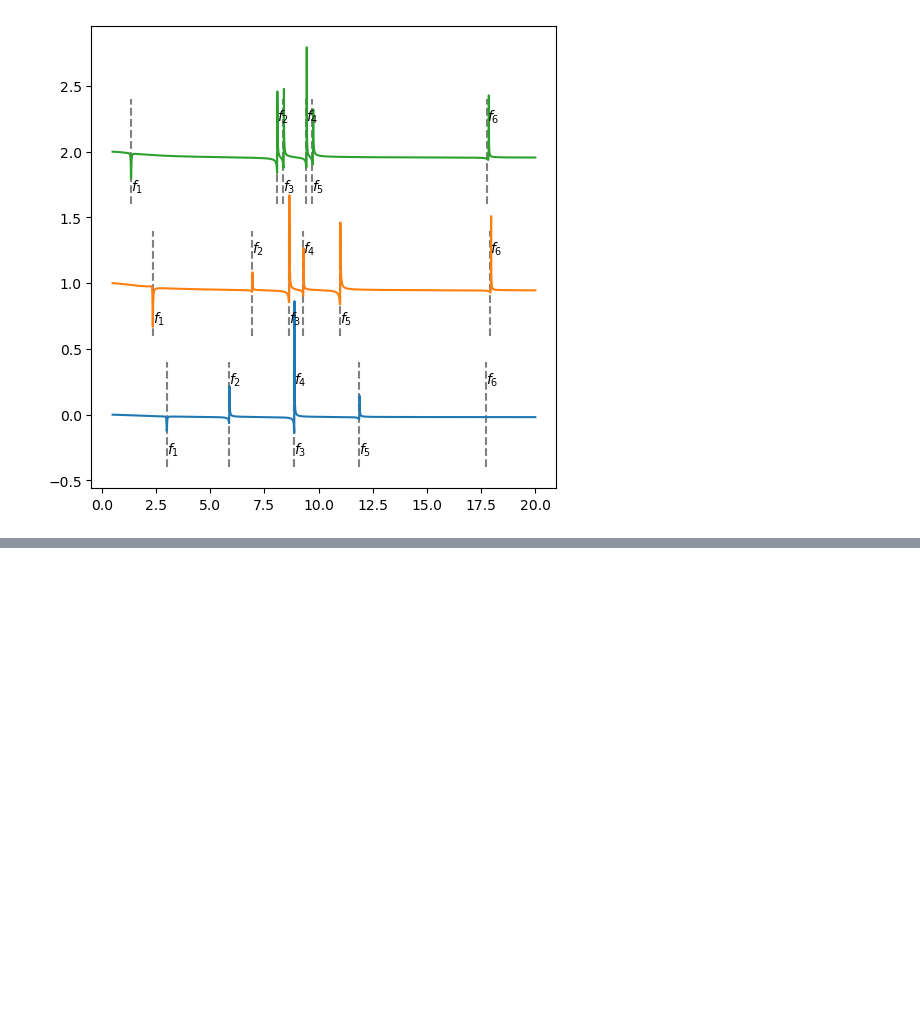
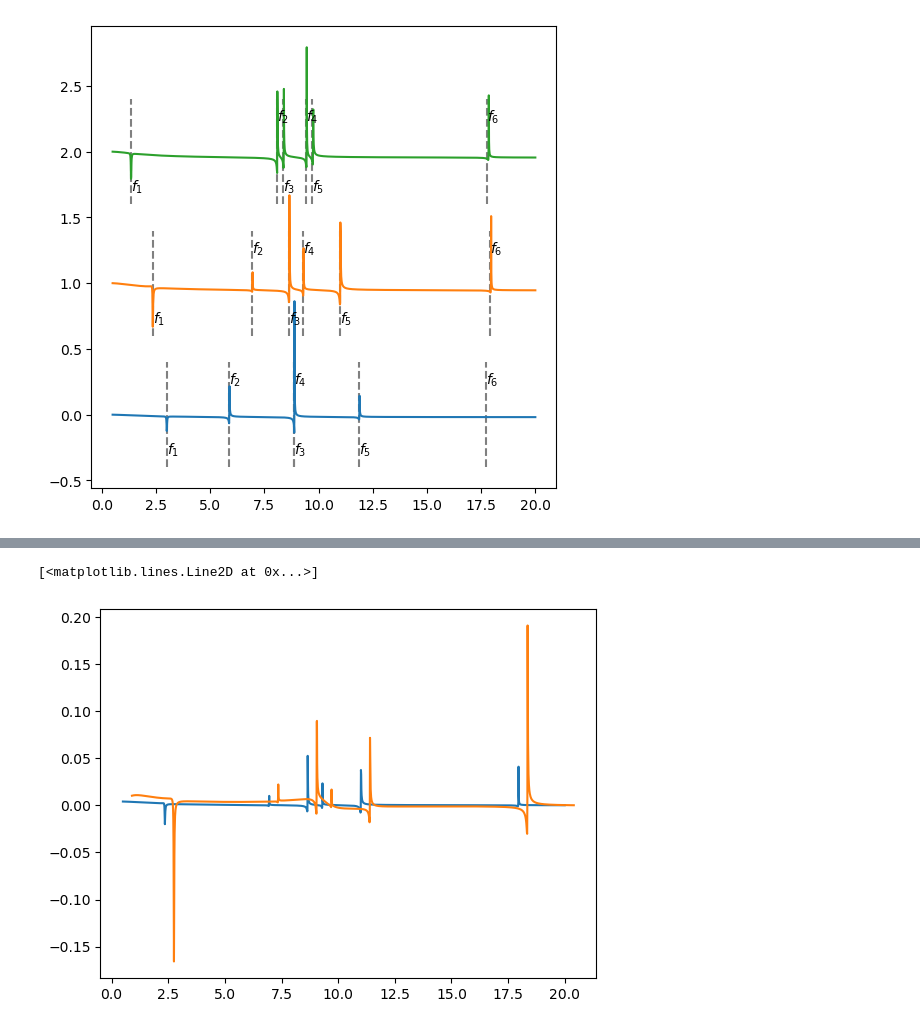
Before and after one commit to matysek00/PyESRSTM, a Jupyter notebook: two-spin.ipynb, the cells around one changed output, grey strips where cells are left out. Saved outputs shown, nothing was run; the diff lists cells and outputs as text; code cells hidden in the pictures; blank space fills up the shorter version.

```diff
--- a/two-spin.ipynb
+++ b/two-spin.ipynb
@@ -218,3 +230,8 @@ ax[0].text(resonant_anisop[5],2*shift+.2,r'$f_6$', ha='left', va='bottom')
 plt.show()
 # %% [output]
 [figure]
+# %%
+from copy import deepcopy
+dot_red = deepcopy(dot)
+dot_red.remove_states(np.array([2,3]))
+print(dot_red.print_lamb())
@@ -220,0 +258,10 @@ plt.show()
+# %%
+I1_red = np.empty((6,len(frequencies)))
+k =0
+for i in range(4):
+    for j in range(i+1,4):
+        dot_red = deepcopy(dot_two_field)
+        dot_red.remove_states(np.array([i,j]))
+        print(k,i,j, dot_red.Delta[:2,:2]*units.Hartree/units.GHz)
+        I1_red[k] = PyESRSTM.ESR.ESR(Left, Right, dot_red, frequencies, NFL=1)[:,1]
+        k+=1
@@ -220,0 +281,12 @@ plt.show()
+# %%
+I1 = PyESRSTM.ESR.ESR(Left, Right, dot_two_field, frequencies, NFL=1)[:,1]
+# %%
+I1 -= I1[-1]
+I1_red -= I1_red[:,-1:]
+#I1_red[3] = 0.
+# %%
+plt.plot(frequencies, I1)
+plt.plot(frequencies+.4, np.sum(I1_red,axis=0))
+# %% [output]
+[<matplotlib.lines.Line2D at 0x...>]
+[figure, added]
```
Also changed, not shown: parts of 10 cells of this notebook, 1 other file.
